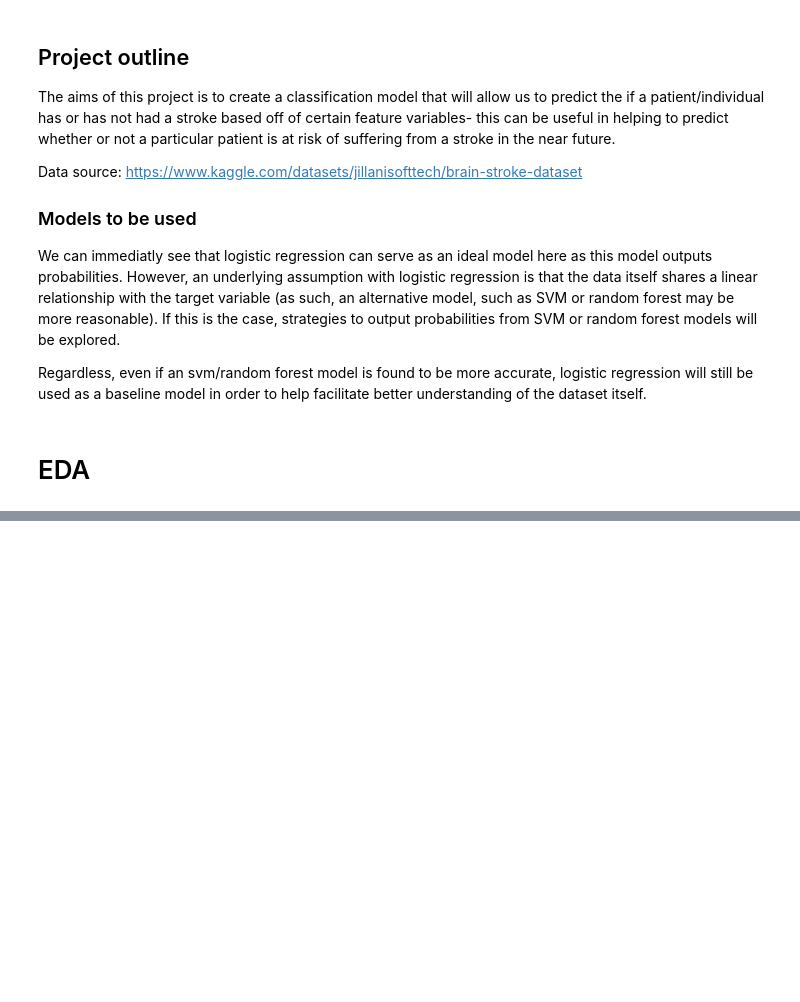
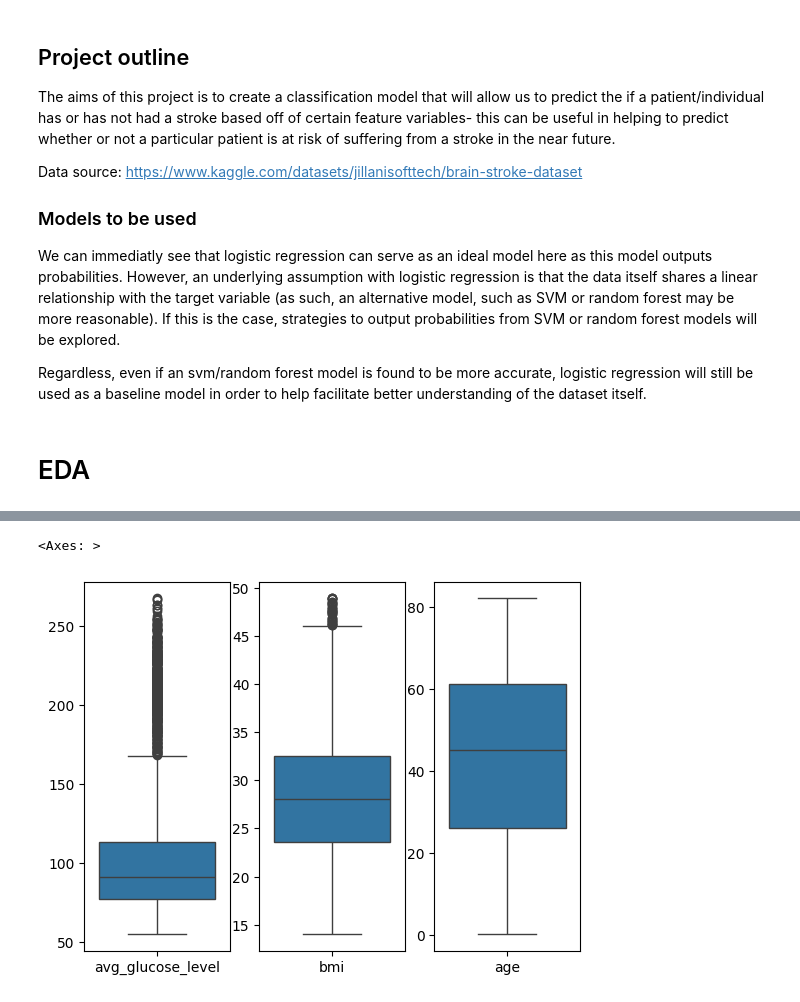
Before and after one commit to rahmanaminoor25/ML-project--stroke, a Jupyter notebook: Classification_project.ipynb, the cells around one changed output, grey strips where cells are left out. Drawn from its saved outputs; the diff is of its cells as text; code cells hidden in the pictures; blank space fills up the shorter version.

```diff
--- a/Classification_project.ipynb
+++ b/Classification_project.ipynb
@@ -23,0 +155,11 @@ import seaborn as sns
+# %%
+#define dimensions of subplots (rows, columns)
+fig, axes = plt.subplots(1, 3)
+
+#create chart in each subplot
+sns.boxplot(data=df[['avg_glucose_level']], ax=axes[0])
+sns.boxplot(data=df[['bmi']], ax=axes[1])
+sns.boxplot(data=df[['age']], ax=axes[2])
+# %% [output]
+<Axes: >
+[figure, added]
```
Also changed, not shown: parts of 15 cells of this notebook.
